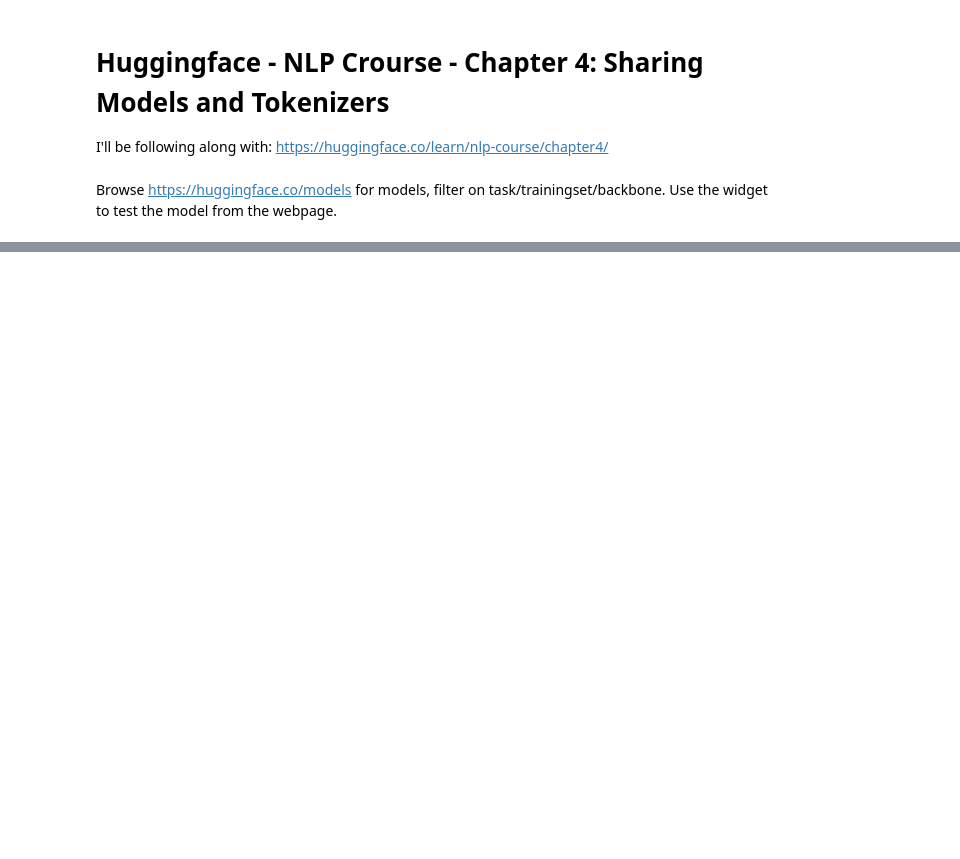
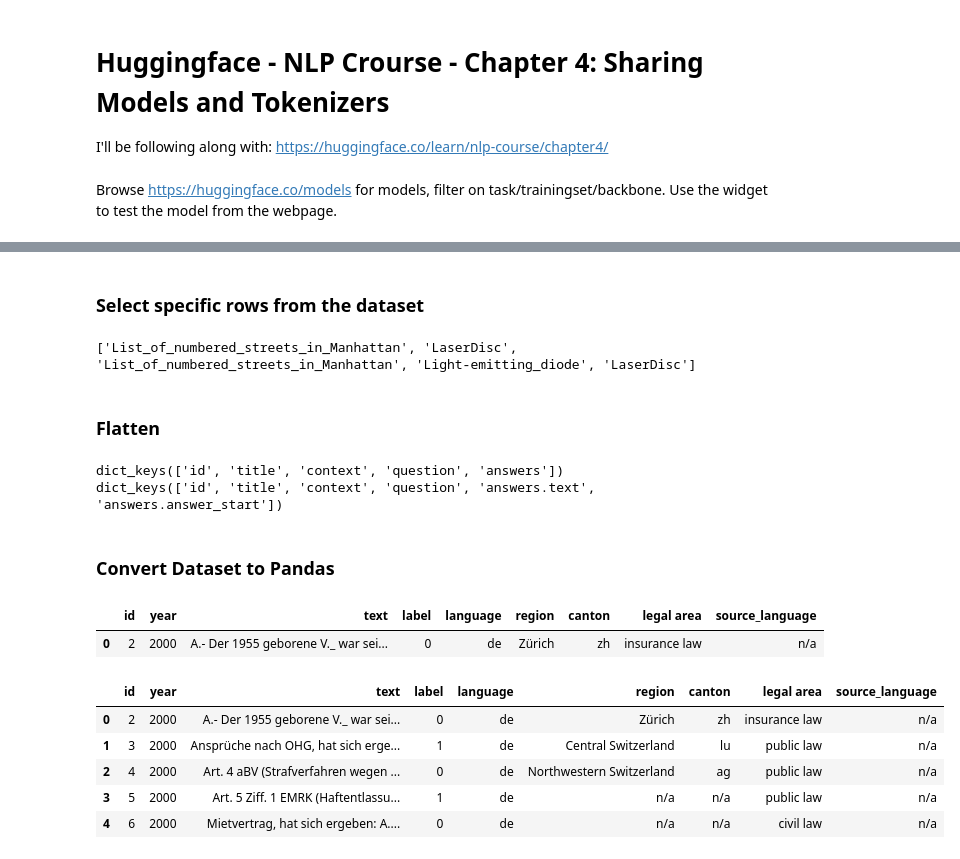
Before and after one commit to peluche/huggingface-NLP-course, a Jupyter notebook: huggingface-nlp-course.ipynb, the cells around one changed output, grey strips where cells are left out. Cells and saved outputs as stored; diff of their text form; code cells hidden in the pictures; blank space fills up the shorter version.

```diff
--- a/huggingface-nlp-course.ipynb
+++ b/huggingface-nlp-course.ipynb
@@ -661,0 +730,43 @@ Browse https://huggingface.co/models for models, filter on task/trainingset/back
+# %% [markdown]
+### Select specific rows from the dataset
+# %%
+from datasets import load_dataset
+
+squad = load_dataset('squad', split='train')
+squad_filtered = squad.filter(lambda x: x['title'].startswith('L'))
+print([s['title'] for s in squad_filtered.shuffle().select(range(5))])
+# %% [output]
+['List_of_numbered_streets_in_Manhattan', 'LaserDisc', 'List_of_numbered_streets_in_Manhattan', 'Light-emitting_diode', 'LaserDisc']
+# %% [markdown]
+### Flatten
+# %%
+from datasets import load_dataset
+
+squad = load_dataset('squad', split='train')
+print(squad.features.keys())
+squad_flattened = squad.flatten()
+print(squad_flattened.features.keys())
+# %% [output]
+dict_keys(['id', 'title', 'context', 'question', 'answers'])
+dict_keys(['id', 'title', 'context', 'question', 'answers.text', 'answers.answer_start'])
+# %% [markdown]
+### Convert Dataset to Pandas
+# %%
+from datasets import load_dataset
+
+dataset = load_dataset('swiss_judgment_prediction', 'all', split='train')
+dataset.set_format('pandas')
+dataset[0]
+# %% [output]
+|  | id | year | text | label | language | region | canton | legal area | source_language |
+| 0 | 2 | 2000 | A.- Der 1955 geborene V._ war sei... | 0 | de | Zürich | zh | insurance law | n/a |
+# %%
+df = dataset[:]
+df.head()
+# %% [output]
+|  | id | year | text | label | language | region | canton | legal area | source_language |
+| 0 | 2 | 2000 | A.- Der 1955 geborene V._ war sei... | 0 | de | Zürich | zh | insurance law | n/a |
+| 1 | 3 | 2000 | Ansprüche nach OHG, hat sich erge... | 1 | de | Central Switzerland | lu | public law | n/a |
+| 2 | 4 | 2000 | Art. 4 aBV (Strafverfahren wegen ... | 0 | de | Northwestern Switzerland | ag | public law | n/a |
+| 3 | 5 | 2000 | Art. 5 Ziff. 1 EMRK (Haftentlassu... | 1 | de | n/a | n/a | public law | n/a |
+| 4 | 6 | 2000 | Mietvertrag, hat sich ergeben: A.... | 0 | de | n/a | n/a | civil law | n/a |
```
Also changed, not shown: parts of 51 cells of this notebook.
